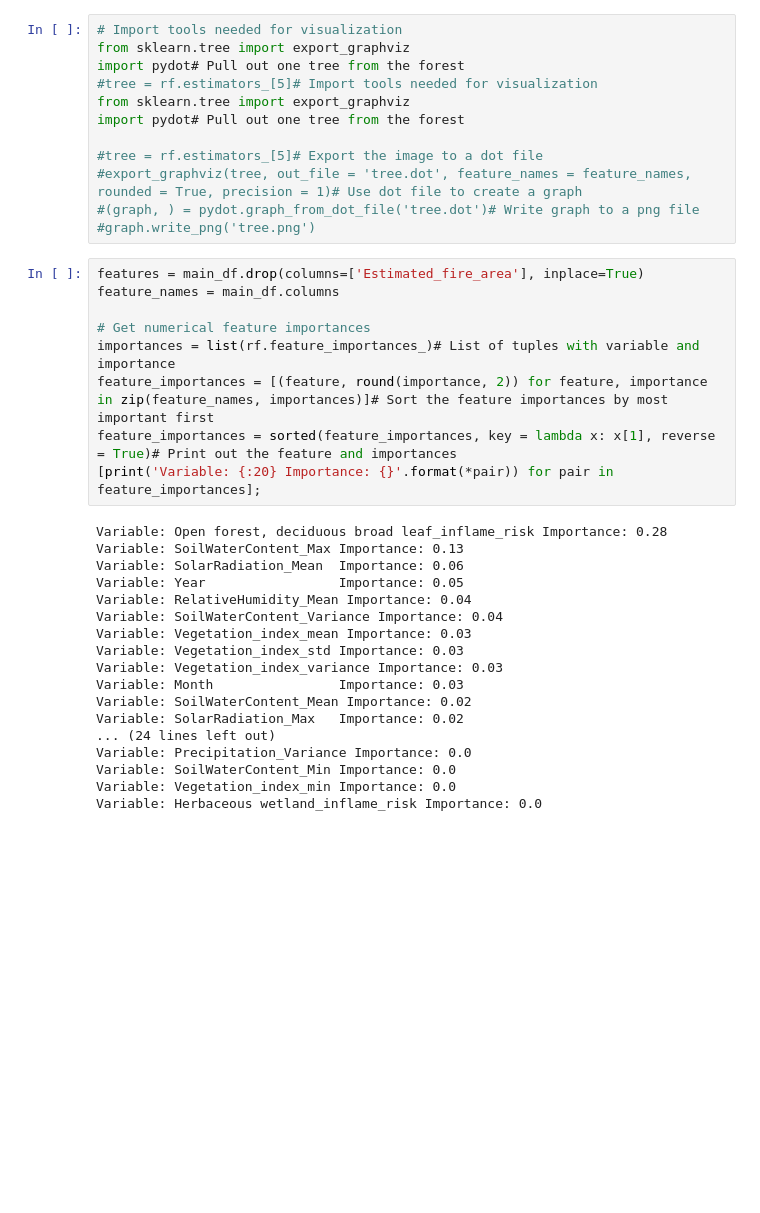
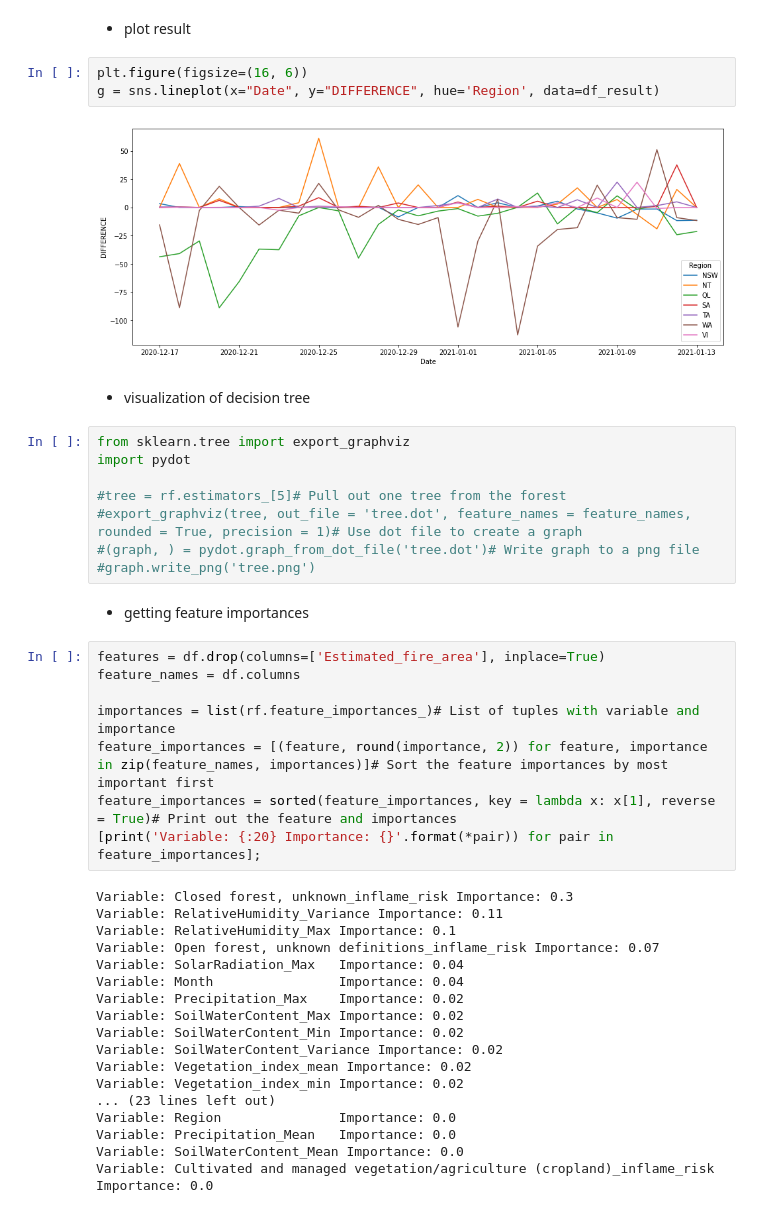
Before and after one commit to katharina-knappmann/wildfire_estimator, a Jupyter notebook: RandomForest.ipynb, the cells around one changed output. Cells and saved outputs as stored; diff of their text form; blank space fills up the shorter version.

```diff
--- a/RandomForest.ipynb
+++ b/RandomForest.ipynb
@@ -166,39 +159,45 @@ pyplot.show()
+# %% [markdown]
+*    plot result
+# %%
+plt.figure(figsize=(16, 6))
+g = sns.lineplot(x="Date", y="DIFFERENCE", hue='Region', data=df_result)
+# %% [output]
+[figure, added]
+# %% [markdown]
+*   visualization of decision tree
 # %%
-# Import tools needed for visualization
 from sklearn.tree import export_graphviz
-import pydot# Pull out one tree from the forest
-#tree = rf.estimators_[5]# Import tools needed for visualization
-from sklearn.tree import export_graphviz
-import pydot# Pull out one tree from the forest
+import pydot
 
-#tree = rf.estimators_[5]# Export the image to a dot file
+#tree = rf.estimators_[5]# Pull out one tree from the forest
 #export_graphviz(tree, out_file = 'tree.dot', feature_names = feature_names, rounded = True, precision = 1)# Use dot file to create a graph
 #(graph, ) = pydot.graph_from_dot_file('tree.dot')# Write graph to a png file
 #graph.write_png('tree.png')
+# %% [markdown]
+*   getting feature importances
 # %%
-features = main_df.drop(columns=['Estimated_fire_area'], inplace=True)
-feature_names = main_df.columns
+features = df.drop(columns=['Estimated_fire_area'], inplace=True)
+feature_names = df.columns
 
-# Get numerical feature importances
 importances = list(rf.feature_importances_)# List of tuples with variable and importance
 feature_importances = [(feature, round(importance, 2)) for feature, importance in zip(feature_names, importances)]# Sort the feature importances by most important first
 feature_importances = sorted(feature_importances, key = lambda x: x[1], reverse = True)# Print out the feature and importances
 [print('Variable: {:20} Importance: {}'.format(*pair)) for pair in feature_importances];
 # %% [output]
-Variable: Open forest, deciduous broad leaf_inflame_risk Importance: 0.28
-Variable: SoilWaterContent_Max Importance: 0.13
-Variable: SolarRadiation_Mean  Importance: 0.06
-Variable: Year                 Importance: 0.05
-Variable: RelativeHumidity_Mean Importance: 0.04
-Variable: SoilWaterContent_Variance Importance: 0.04
-Variable: Vegetation_index_mean Importance: 0.03
-Variable: Vegetation_index_std Importance: 0.03
-Variable: Vegetation_index_variance Importance: 0.03
-Variable: Month                Importance: 0.03
-Variable: SoilWaterContent_Mean Importance: 0.02
-Variable: SolarRadiation_Max   Importance: 0.02
-... (24 lines left out)
-Variable: Precipitation_Variance Importance: 0.0
-Variable: SoilWaterContent_Min Importance: 0.0
-Variable: Vegetation_index_min Importance: 0.0
-Variable: Herbaceous wetland_inflame_risk Importance: 0.0
+Variable: Closed forest, unknown_inflame_risk Importance: 0.3
+Variable: RelativeHumidity_Variance Importance: 0.11
+Variable: RelativeHumidity_Max Importance: 0.1
+Variable: Open forest, unknown definitions_inflame_risk Importance: 0.07
+Variable: SolarRadiation_Max   Importance: 0.04
+Variable: Month                Importance: 0.04
+Variable: Precipitation_Max    Importance: 0.02
+Variable: SoilWaterContent_Max Importance: 0.02
+Variable: SoilWaterContent_Min Importance: 0.02
+Variable: SoilWaterContent_Variance Importance: 0.02
+Variable: Vegetation_index_mean Importance: 0.02
+Variable: Vegetation_index_min Importance: 0.02
+... (23 lines left out)
+Variable: Region               Importance: 0.0
+Variable: Precipitation_Mean   Importance: 0.0
+Variable: SoilWaterContent_Mean Importance: 0.0
+Variable: Cultivated and managed vegetation/agriculture (cropland)_inflame_risk Importance: 0.0
```
Also changed, not shown: parts of 24 cells of this notebook.
